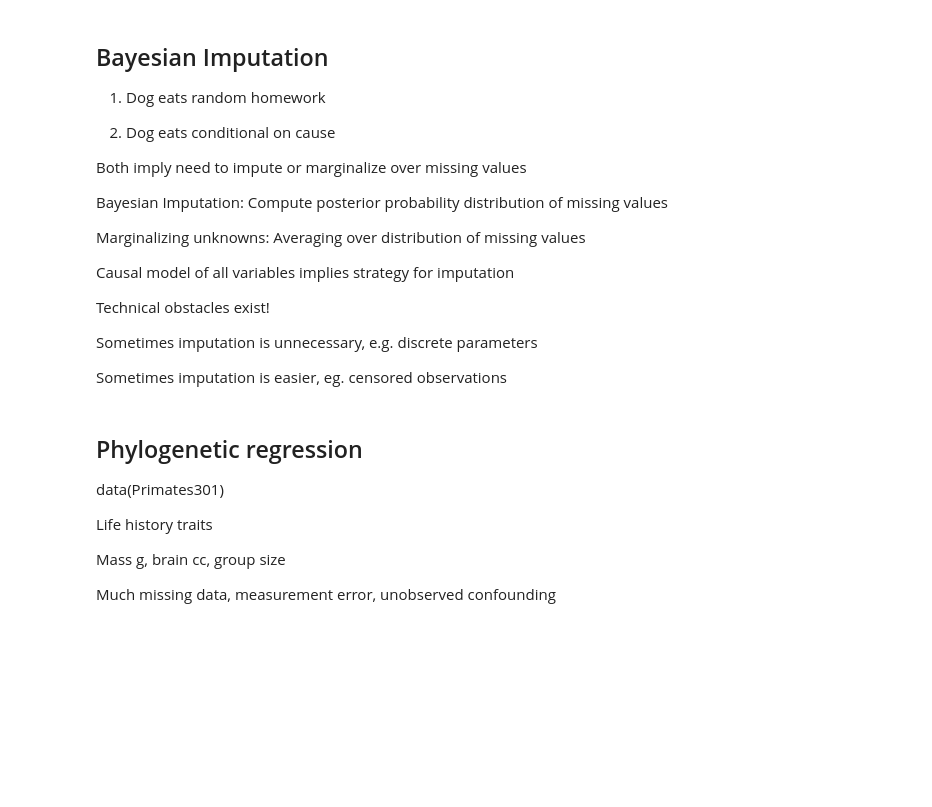
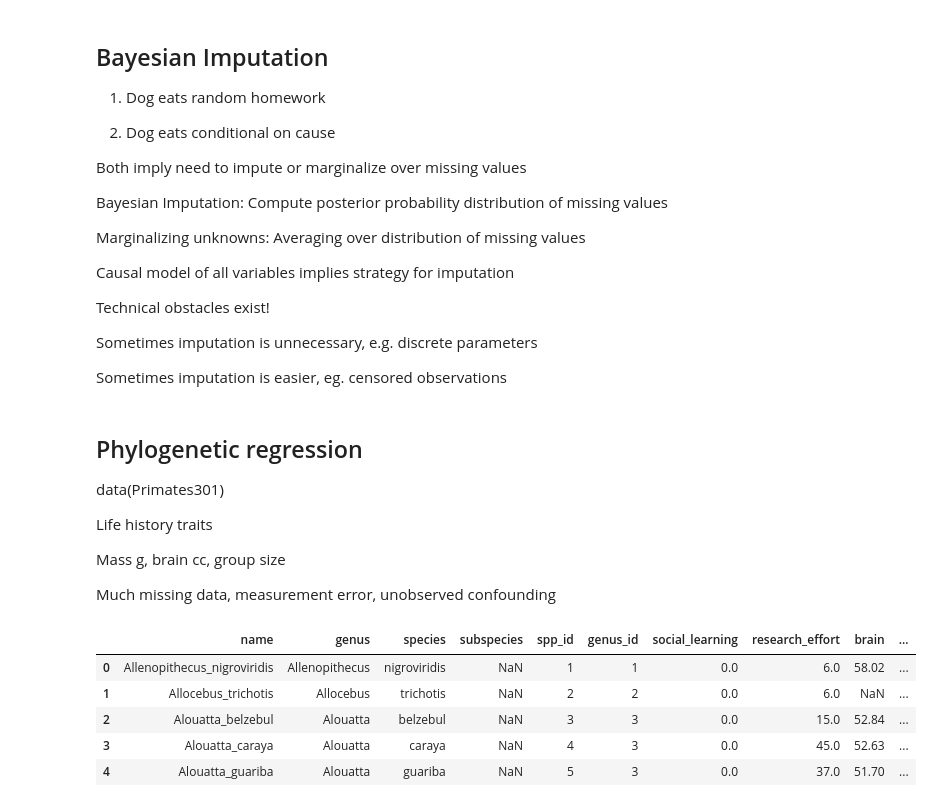
Before and after one commit to kpjmcg/Statistical-Rethinking-2023-Python-Notes, a Jupyter notebook: Lecture_18_2023.ipynb, the cells around one changed output. Drawn from its saved outputs; the diff is of its cells as text; code cells hidden in the pictures; blank space fills up the shorter version.

```diff
--- a/Lecture_18_2023.ipynb
+++ b/Lecture_18_2023.ipynb
@@ -188,3 +193,13 @@ Life history traits
 Mass g, brain cc, group size
 
 Much missing data, measurement error, unobserved confounding
+# %%
+prim = pd.read_csv('Data/Primates301.csv',sep=';')
+prim.head()
+# %% [output]
+|  | name | genus | species | subspecies | spp_id | genus_id | social_learning | research_effort | brain | ... |
+| 0 | Allenopithecus_nigroviridis | Allenopithecus | nigroviridis | NaN | 1 | 1 | 0.0 | 6.0 | 58.02 | ... |
+| 1 | Allocebus_trichotis | Allocebus | trichotis | NaN | 2 | 2 | 0.0 | 6.0 | NaN | ... |
+| 2 | Alouatta_belzebul | Alouatta | belzebul | NaN | 3 | 3 | 0.0 | 15.0 | 52.84 | ... |
+| 3 | Alouatta_caraya | Alouatta | caraya | NaN | 4 | 3 | 0.0 | 45.0 | 52.63 | ... |
+| 4 | Alouatta_guariba | Alouatta | guariba | NaN | 5 | 3 | 0.0 | 37.0 | 51.70 | ... |
```
Also changed, not shown: parts of 20 cells of this notebook.
